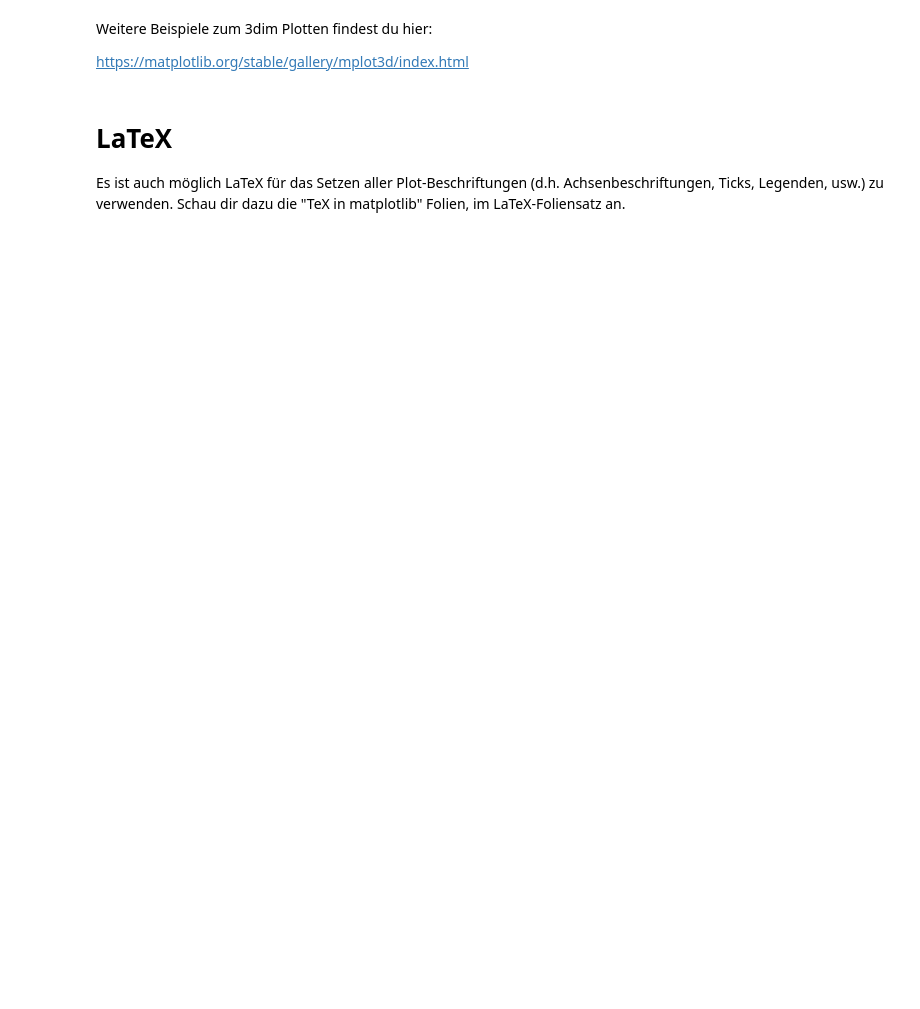
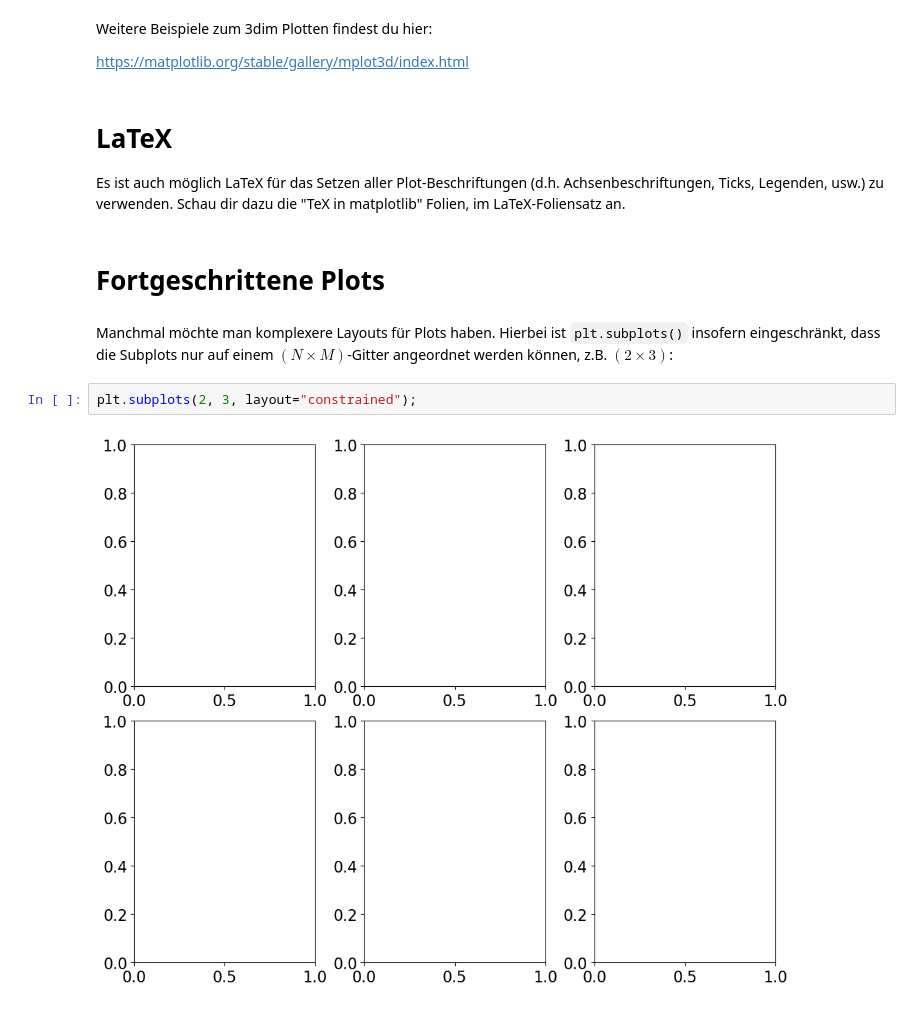
Before and after one commit to pep-dortmund/toolbox-workshop, a Jupyter notebook: python/matplotlib.ipynb, the cells around one changed output. Drawn from its saved outputs; the diff is of its cells as text; blank space fills up the shorter version.

```diff
--- a/python/matplotlib.ipynb
+++ b/python/matplotlib.ipynb
@@ -416,3 +494,12 @@ https://matplotlib.org/stable/gallery/mplot3d/index.html
 # %% [markdown]
 # LaTeX
 Es ist auch möglich LaTeX für das Setzen aller Plot-Beschriftungen (d.h. Achsenbeschriftungen, Ticks, Legenden, usw.) zu verwenden. Schau dir dazu die "TeX in matplotlib" Folien, im LaTeX-Foliensatz an.
+# %% [markdown]
+# Fortgeschrittene Plots
+# %% [markdown]
+Manchmal möchte man komplexere Layouts für Plots haben. Hierbei ist `plt.subplots()` insofern eingeschränkt, dass die Subplots nur auf einem $(N\times M)$-Gitter angeordnet werden können,
+z.B. $(2\times 3)$:
+# %%
+plt.subplots(2, 3, layout="constrained");
+# %% [output]
+[figure, added]
```
Also changed, not shown: parts of 58 cells of this notebook.
